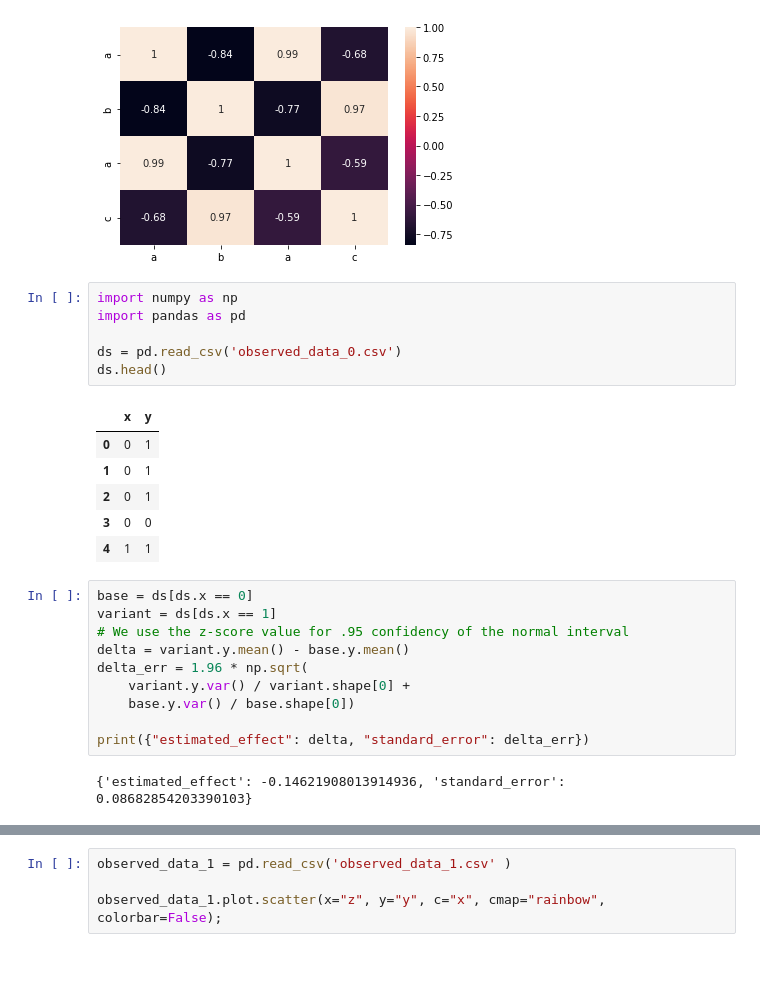
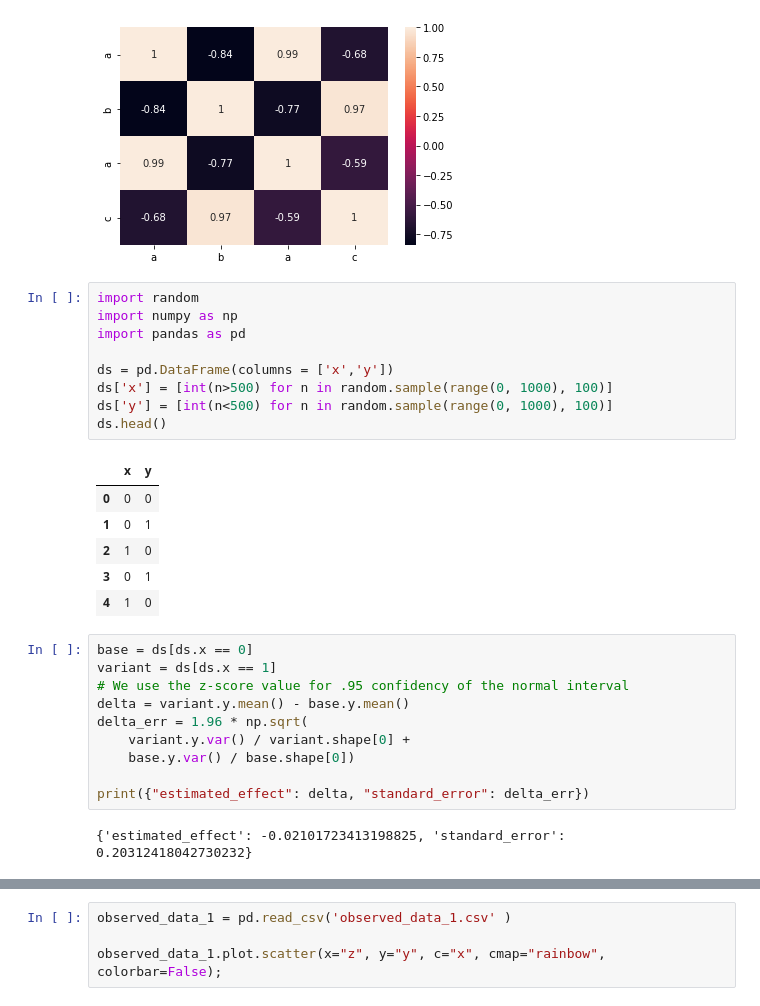
Before and after one commit to PacktPublishing/The-Art-of-Data-Driven-Business-Decisions, a Jupyter notebook: chapter_2_Machine_Learning_with_Sci_Kit_Learn.ipynb, the cells around one changed output, grey strips where cells are left out. Cells and saved outputs as stored; diff of their text form; blank space fills up the shorter version.

```diff
--- a/chapter_2_Machine_Learning_with_Sci_Kit_Learn.ipynb
+++ b/chapter_2_Machine_Learning_with_Sci_Kit_Learn.ipynb
@@ -55,19 +133,22 @@ sn.heatmap(corr_mat, annot=True)
 plt.show()
 # %% [output]
 [figure]
-# %%
-import numpy as np
-import pandas as pd
-
-ds = pd.read_csv('observed_data_0.csv')
-ds.head()
-# %% [output]
-|  | x | y |
-| 0 | 0 | 1 |
-| 1 | 0 | 1 |
-| 2 | 0 | 1 |
-| 3 | 0 | 0 |
-| 4 | 1 | 1 |
+# %%
+import random
+import numpy as np
+import pandas as pd
+
+ds = pd.DataFrame(columns = ['x','y'])
+ds['x'] = [int(n>500) for n in random.sample(range(0, 1000), 100)]
+ds['y'] = [int(n<500) for n in random.sample(range(0, 1000), 100)]
+ds.head()
+# %% [output]
+|  | x | y |
+| 0 | 0 | 0 |
+| 1 | 0 | 1 |
+| 2 | 1 | 0 |
+| 3 | 0 | 1 |
+| 4 | 1 | 0 |
 # %%
 base = ds[ds.x == 0]
 variant = ds[ds.x == 1]
@@ -79,4 +160,4 @@ delta_err = 1.96 * np.sqrt(
 
 print({"estimated_effect": delta, "standard_error": delta_err})
 # %% [output]
-{'estimated_effect': -0.14621908013914936, 'standard_error': 0.08682854203390103}
+{'estimated_effect': -0.02101723413198825, 'standard_error': 0.20312418042730232}
```
Also changed, not shown: parts of 9 cells of this notebook, 5 other files.
